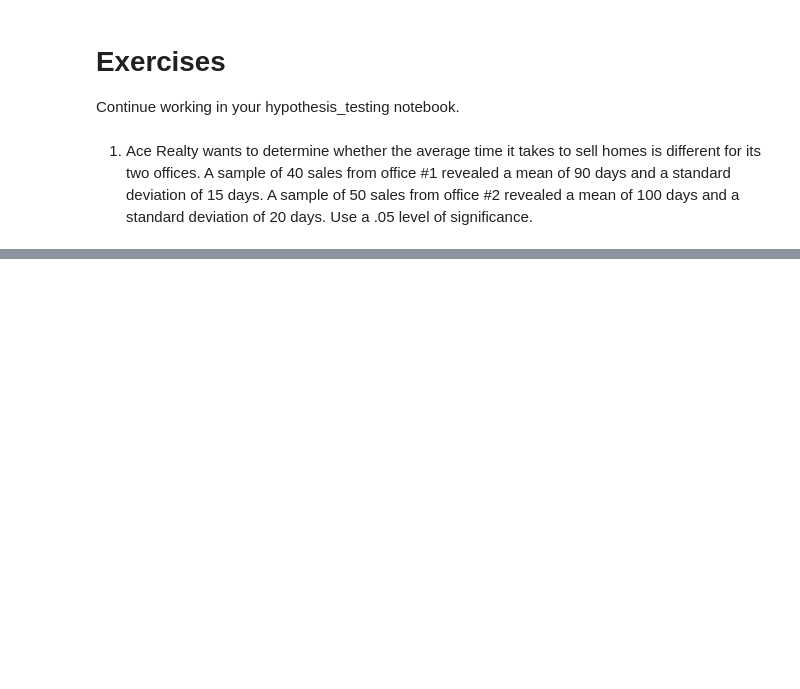
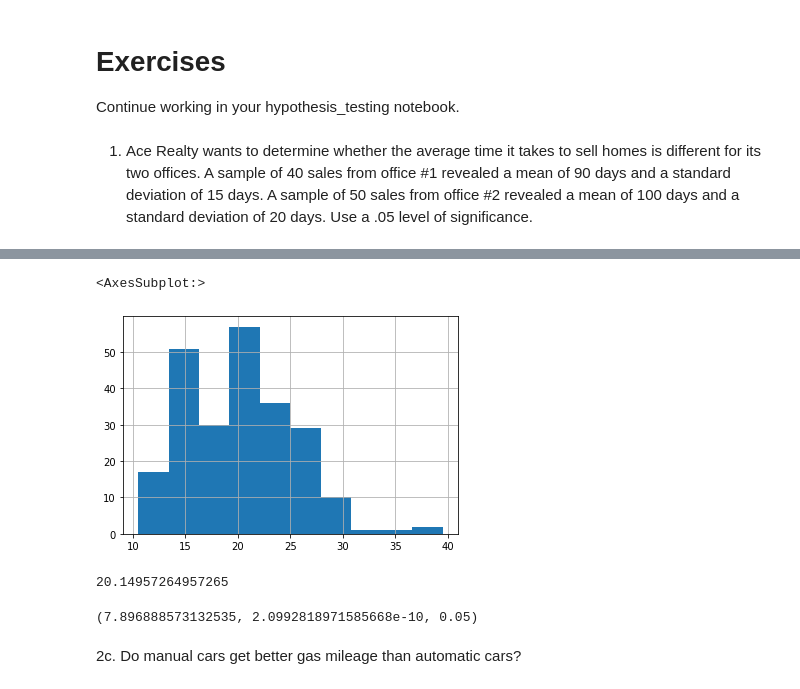
Before and after one commit to LinhQuach13/statistics-exercises, a Jupyter notebook: hypothesis_testing.ipynb, the cells around one changed output, grey strips where cells are left out. Cells and saved outputs as stored; diff of their text form; code cells hidden in the pictures; blank space fills up the shorter version.

```diff
--- a/hypothesis_testing.ipynb
+++ b/hypothesis_testing.ipynb
@@ -132,0 +384,17 @@ Continue working in your hypothesis_testing notebook.
+# %%
+cars_mpg.hist()
+# %% [output]
+<AxesSubplot:>
+[figure, added]
+# %%
+overall_mean= mpg.average_mileage.mean()
+
+overall_mean
+# %% [output]
+20.14957264957265
+# %%
+t3, p3 =stats.ttest_1samp(cars_compact_mpg, overall_mean)
+
+t3, p3/2, alpha
+# %% [output]
+(7.896888573132535, 2.0992818971585668e-10, 0.05)
@@ -132,0 +403,2 @@ Continue working in your hypothesis_testing notebook.
+# %% [markdown]
+2c. Do manual cars get better gas mileage than automatic cars?
```
Also changed, not shown: parts of 39 cells of this notebook.
